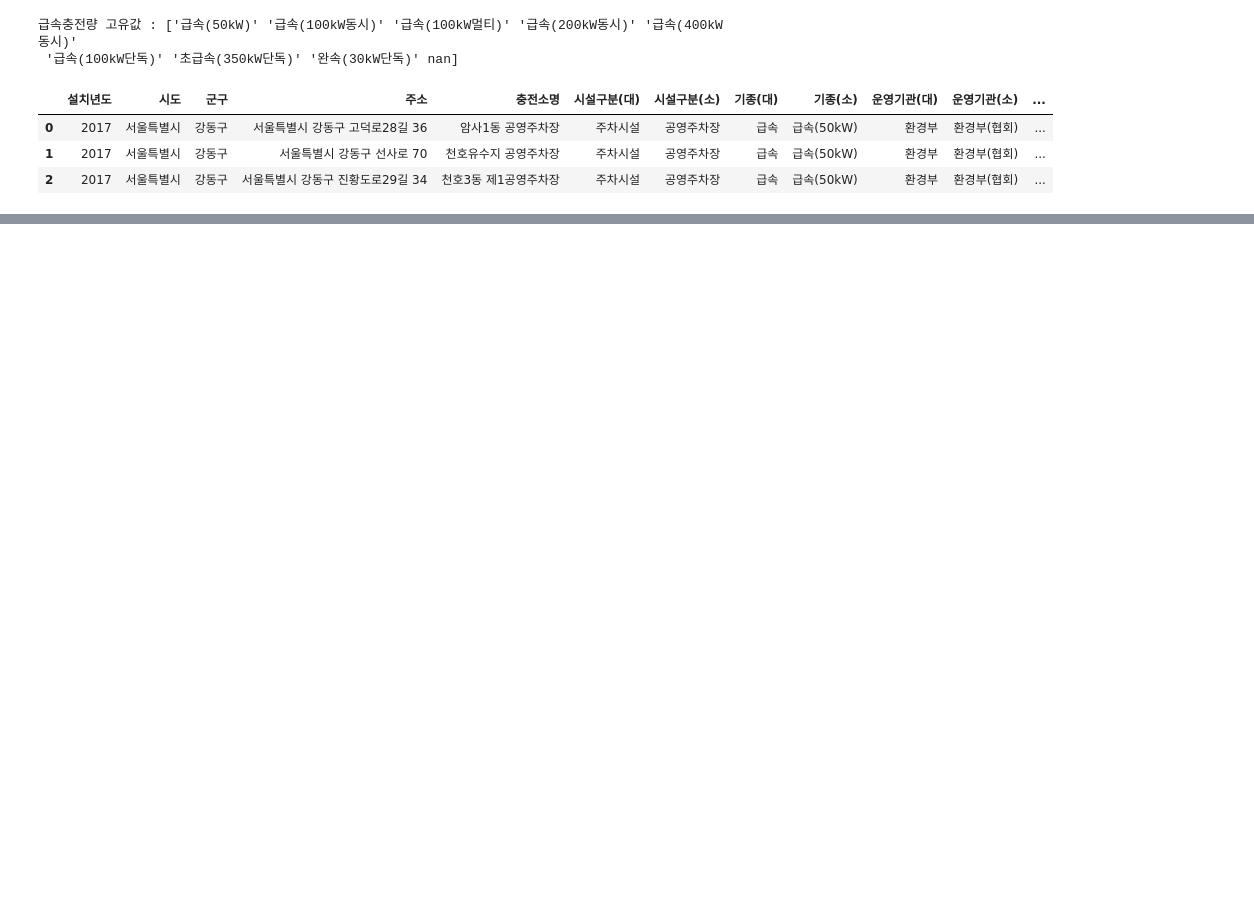
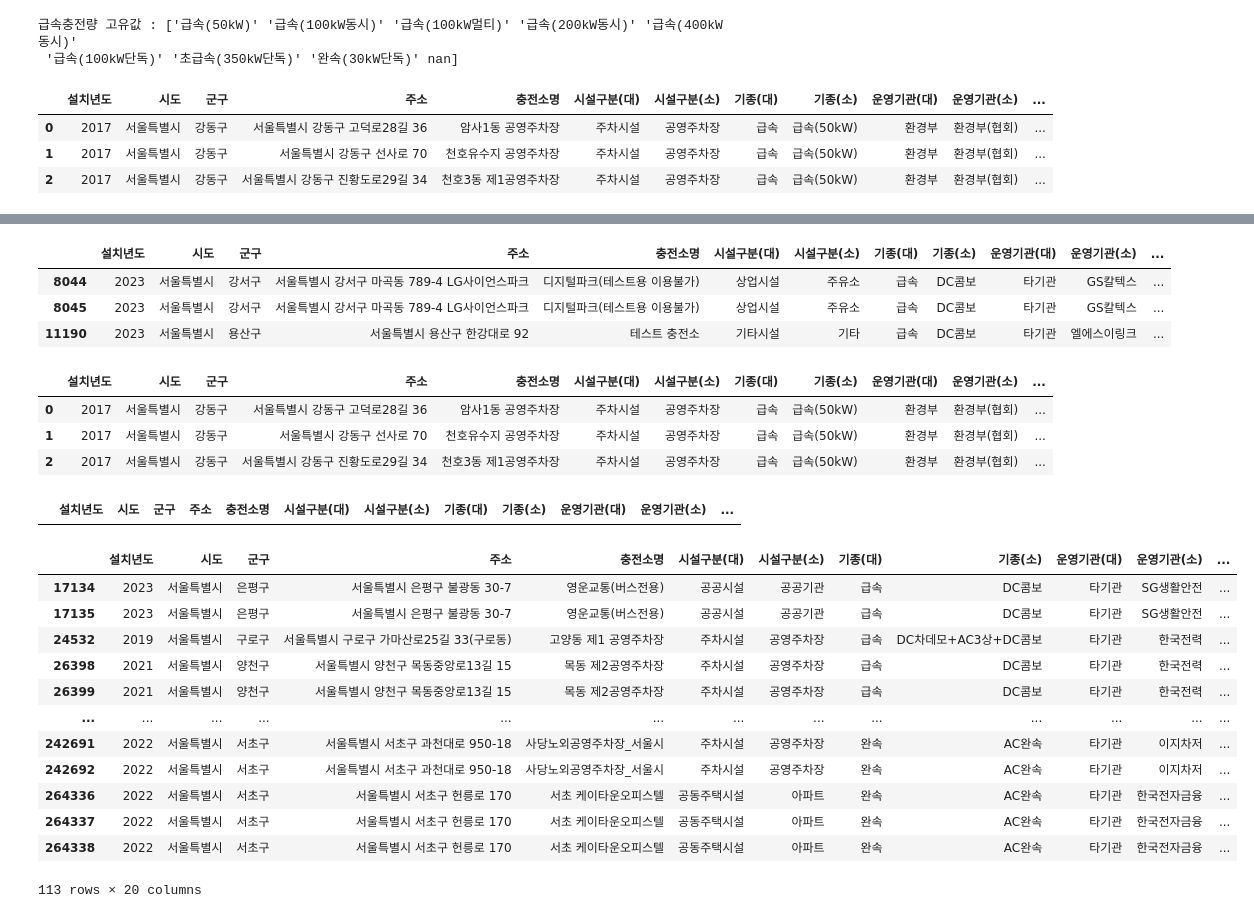
Before and after one commit to Sookyeong-k/MillionVolt, a Jupyter notebook: 전처리_충전소.ipynb, the cells around one changed output, grey strips where cells are left out. Saved outputs shown, nothing was run; the diff lists cells and outputs as text; code cells hidden in the pictures; blank space fills up the shorter version.

```diff
--- a/전처리_충전소.ipynb
+++ b/전처리_충전소.ipynb
@@ -409,0 +441,75 @@ charger_df
+# %%
+charger_df2[charger_df2['법정동명'] == ''].head(3)
+# %% [output]
+|  | 설치년도 | 시도 | 군구 | 주소 | 충전소명 | 시설구분(대) | 시설구분(소) | 기종(대) | 기종(소) | 운영기관(대) | 운영기관(소) | ... |
+| 8044 | 2023 | 서울특별시 | 강서구 | 서울특별시 강서구 마곡동 789-4 LG사이언스파크 | 디지털파크(테스트용 이용불가) | 상업시설 | 주유소 | 급속 | DC콤보 | 타기관 | GS칼텍스 | ... |
+| 8045 | 2023 | 서울특별시 | 강서구 | 서울특별시 강서구 마곡동 789-4 LG사이언스파크 | 디지털파크(테스트용 이용불가) | 상업시설 | 주유소 | 급속 | DC콤보 | 타기관 | GS칼텍스 | ... |
+| 11190 | 2023 | 서울특별시 | 용산구 | 서울특별시 용산구 한강대로 92 | 테스트 충전소 | 기타시설 | 기타 | 급속 | DC콤보 | 타기관 | 엘에스이링크 | ... |
+# %%
+#법정동명 없는 주소 수기 입력
+def assign_values(row) :
+    if row['주소'] == '서울특별시 강서구 마곡동 789-4 LG사이언스파크' :
+        row['위도'] = '37.561799'
+        row['경도'] = '126.834802'
+        row['법정동코드'] = '1150010500'
+        row['법정동명'] = '마곡동'
+    elif row['주소'] == '서울특별시 용산구 한강대로 92' :
+        row['위도'] = '37.528363'
+        row['경도'] = '126.967995'
+        row['법정동코드'] = '1117012500'
+        row['법정동명'] = '한강로2가'
+    elif row['주소'] == '서울특별시 영등포구 양산로 111' :
+        row['위도'] = '37.524754'
+        row['경도'] = '126.895620'
+        row['법정동코드'] = '1156011300'
+        row['법정동명'] = '당산동3가'
+    elif row['주소'] == '서울특별시 강서구 방화대로34길 113' :
+        row['위도'] = '37.572313'
+        row['경도'] = '126.822218'
+        row['법정동코드'] = '1150010900'
+        row['법정동명'] = '방화동'
+    elif row['주소'] == '서울특별시 송파구 오금로 1' :
+        row['위도'] = '37.522621'
+        row['경도'] = '127.102971'
+        row['법정동코드'] = '1171010200'
+        row['법정동명'] = '신천동'
+    elif row['주소'] == '서울특별시 구로구 경인로8길 64' :
+        row['위도'] = '37.491725'
+        row['경도'] = '126.838684'
+        row['법정동코드'] = '1153010800'
+        row['법정동명'] = '오류동'
+    return row
+
+charger_df2 = charger_df2.apply(assign_values, axis = 1)
+
+charger_df2.head(3)
+# %% [output]
+|  | 설치년도 | 시도 | 군구 | 주소 | 충전소명 | 시설구분(대) | 시설구분(소) | 기종(대) | 기종(소) | 운영기관(대) | 운영기관(소) | ... |
+| 0 | 2017 | 서울특별시 | 강동구 | 서울특별시 강동구 고덕로28길 36 | 암사1동 공영주차장 | 주차시설 | 공영주차장 | 급속 | 급속(50kW) | 환경부 | 환경부(협회) | ... |
+| 1 | 2017 | 서울특별시 | 강동구 | 서울특별시 강동구 선사로 70 | 천호유수지 공영주차장 | 주차시설 | 공영주차장 | 급속 | 급속(50kW) | 환경부 | 환경부(협회) | ... |
+| 2 | 2017 | 서울특별시 | 강동구 | 서울특별시 강동구 진황도로29길 34 | 천호3동 제1공영주차장 | 주차시설 | 공영주차장 | 급속 | 급속(50kW) | 환경부 | 환경부(협회) | ... |
+# %%
+charger_df2[charger_df2['법정동명'] == ''].head(3)
+# %% [output]
+|  | 설치년도 | 시도 | 군구 | 주소 | 충전소명 | 시설구분(대) | 시설구분(소) | 기종(대) | 기종(소) | 운영기관(대) | 운영기관(소) | ... |
+# %%
+#11로 시작하지 않는 법정동코드
+charger_seoul = charger_df2[charger_df2['법정동코드'].str[:2]=='11']
+charger_not_seoul = charger_df2[charger_df2['법정동코드'].str[:2]!='11']
+# %%
+#11로 시작하지 않는 법정동코드
+charger_not_seoul
+# %% [output]
+|  | 설치년도 | 시도 | 군구 | 주소 | 충전소명 | 시설구분(대) | 시설구분(소) | 기종(대) | 기종(소) | 운영기관(대) | 운영기관(소) | ... |
+| 17134 | 2023 | 서울특별시 | 은평구 | 서울특별시 은평구 불광동 30-7 | 영운교통(버스전용) | 공공시설 | 공공기관 | 급속 | DC콤보 | 타기관 | SG생활안전 | ... |
+| 17135 | 2023 | 서울특별시 | 은평구 | 서울특별시 은평구 불광동 30-7 | 영운교통(버스전용) | 공공시설 | 공공기관 | 급속 | DC콤보 | 타기관 | SG생활안전 | ... |
+| 24532 | 2019 | 서울특별시 | 구로구 | 서울특별시 구로구 가마산로25길 33(구로동) | 고양동 제1 공영주차장 | 주차시설 | 공영주차장 | 급속 | DC차데모+AC3상+DC콤보 | 타기관 | 한국전력 | ... |
+| 26398 | 2021 | 서울특별시 | 양천구 | 서울특별시 양천구 목동중앙로13길 15 | 목동 제2공영주차장 | 주차시설 | 공영주차장 | 급속 | DC콤보 | 타기관 | 한국전력 | ... |
+| 26399 | 2021 | 서울특별시 | 양천구 | 서울특별시 양천구 목동중앙로13길 15 | 목동 제2공영주차장 | 주차시설 | 공영주차장 | 급속 | DC콤보 | 타기관 | 한국전력 | ... |
+| ... | ... | ... | ... | ... | ... | ... | ... | ... | ... | ... | ... | ... |
+| 242691 | 2022 | 서울특별시 | 서초구 | 서울특별시 서초구 과천대로 950-18 | 사당노외공영주차장_서울시 | 주차시설 | 공영주차장 | 완속 | AC완속 | 타기관 | 이지차저 | ... |
+| 242692 | 2022 | 서울특별시 | 서초구 | 서울특별시 서초구 과천대로 950-18 | 사당노외공영주차장_서울시 | 주차시설 | 공영주차장 | 완속 | AC완속 | 타기관 | 이지차저 | ... |
+| 264336 | 2022 | 서울특별시 | 서초구 | 서울특별시 서초구 헌릉로 170 | 서초 케이타운오피스텔 | 공동주택시설 | 아파트 | 완속 | AC완속 | 타기관 | 한국전자금융 | ... |
+| 264337 | 2022 | 서울특별시 | 서초구 | 서울특별시 서초구 헌릉로 170 | 서초 케이타운오피스텔 | 공동주택시설 | 아파트 | 완속 | AC완속 | 타기관 | 한국전자금융 | ... |
+| 264338 | 2022 | 서울특별시 | 서초구 | 서울특별시 서초구 헌릉로 170 | 서초 케이타운오피스텔 | 공동주택시설 | 아파트 | 완속 | AC완속 | 타기관 | 한국전자금융 | ... |
+113 rows × 20 columns
```
Also changed, not shown: parts of 23 cells of this notebook, 1 other file.
